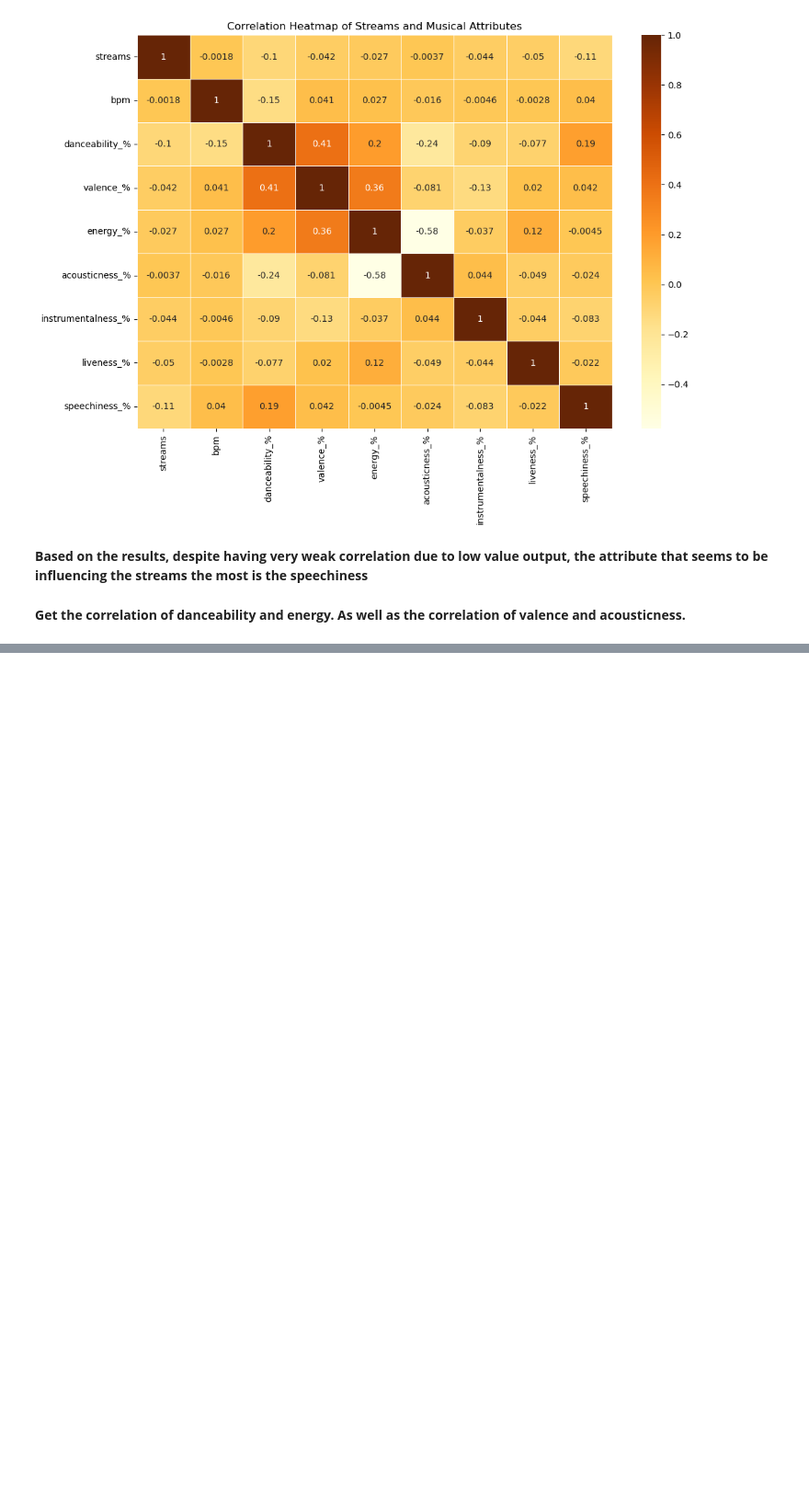
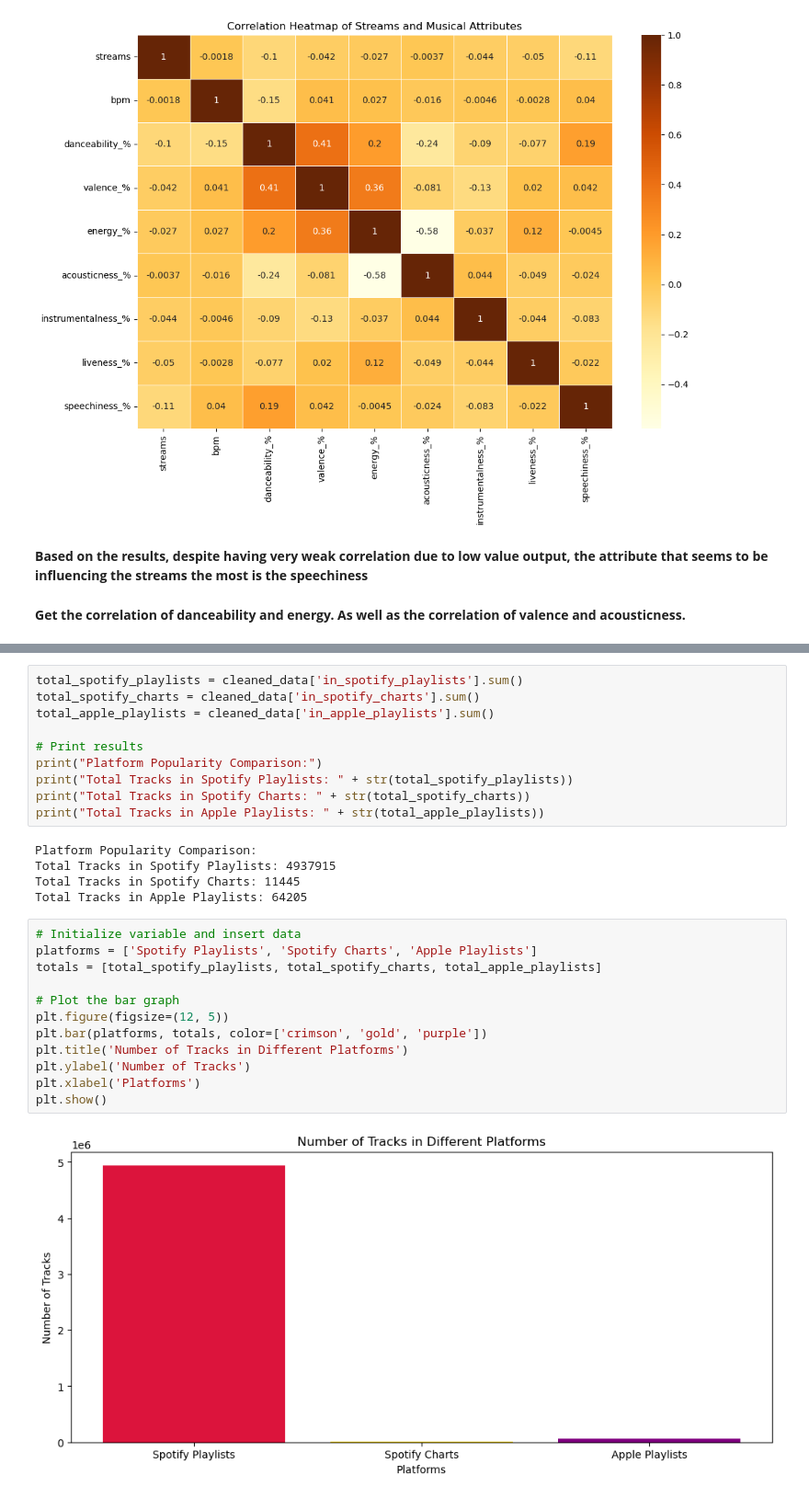
Before and after one commit to robss1130/ECE2112-Python-Exploratory_Data_Analysis, a Jupyter notebook: EDA_Spotify2023.ipynb, the cells around one changed output, grey strips where cells are left out. Shown at 92% size. Drawn from its saved outputs; the diff is of its cells as text; blank space fills up the shorter version.

```diff
--- a/EDA_Spotify2023.ipynb
+++ b/EDA_Spotify2023.ipynb
@@ -416,0 +419,29 @@ Correlation between Valence and Acousticness: -0.08
+# %%
+total_spotify_playlists = cleaned_data['in_spotify_playlists'].sum()
+total_spotify_charts = cleaned_data['in_spotify_charts'].sum()
+total_apple_playlists = cleaned_data['in_apple_playlists'].sum()
+
+# Print results
+print("Platform Popularity Comparison:")
+print("Total Tracks in Spotify Playlists: " + str(total_spotify_playlists))
+print("Total Tracks in Spotify Charts: " + str(total_spotify_charts))
+print("Total Tracks in Apple Playlists: " + str(total_apple_playlists))
+# %% [output]
+Platform Popularity Comparison:
+Total Tracks in Spotify Playlists: 4937915
+Total Tracks in Spotify Charts: 11445
+Total Tracks in Apple Playlists: 64205
+# %%
+# Initialize variable and insert data
+platforms = ['Spotify Playlists', 'Spotify Charts', 'Apple Playlists']
+totals = [total_spotify_playlists, total_spotify_charts, total_apple_playlists]
+
+# Plot the bar graph
+plt.figure(figsize=(12, 5))
+plt.bar(platforms, totals, color=['crimson', 'gold', 'purple'])
+plt.title('Number of Tracks in Different Platforms')
+plt.ylabel('Number of Tracks')
+plt.xlabel('Platforms')
+plt.show()
+# %% [output]
+[figure, added]
```
Also changed, not shown: parts of 7 cells of this notebook.
